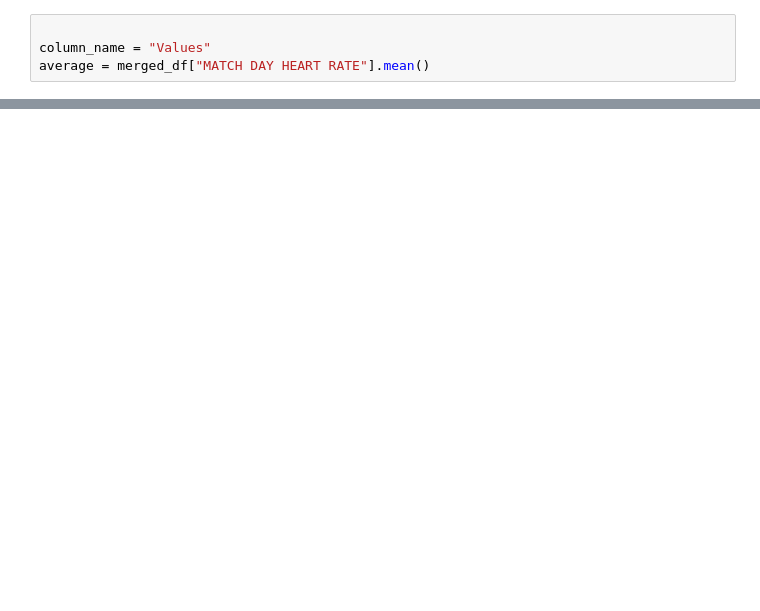
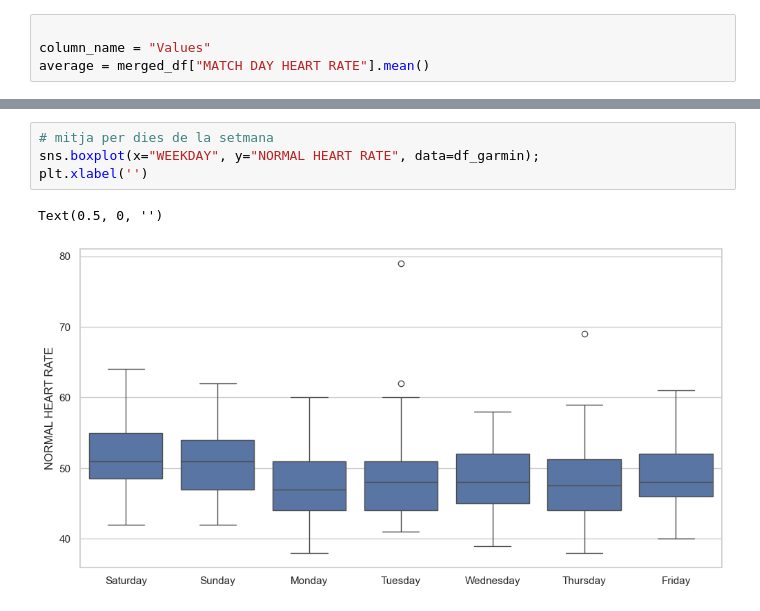
Before and after one commit to Miquelpg6/project_2, a Jupyter notebook: project_2/visualizations.ipynb, the cells around one changed output, grey strips where cells are left out. Drawn from its saved outputs; the diff is of its cells as text; blank space fills up the shorter version.

```diff
--- a/project_2/visualizations.ipynb
+++ b/project_2/visualizations.ipynb
@@ -92,0 +115,7 @@ plt.show()
+# %%
+# mitja per dies de la setmana
+sns.boxplot(x="WEEKDAY", y="NORMAL HEART RATE", data=df_garmin);
+plt.xlabel('')
+# %% [output]
+Text(0.5, 0, '')
+[figure, added]
```
Also changed, not shown: parts of 15 cells of this notebook, 4 other files.
